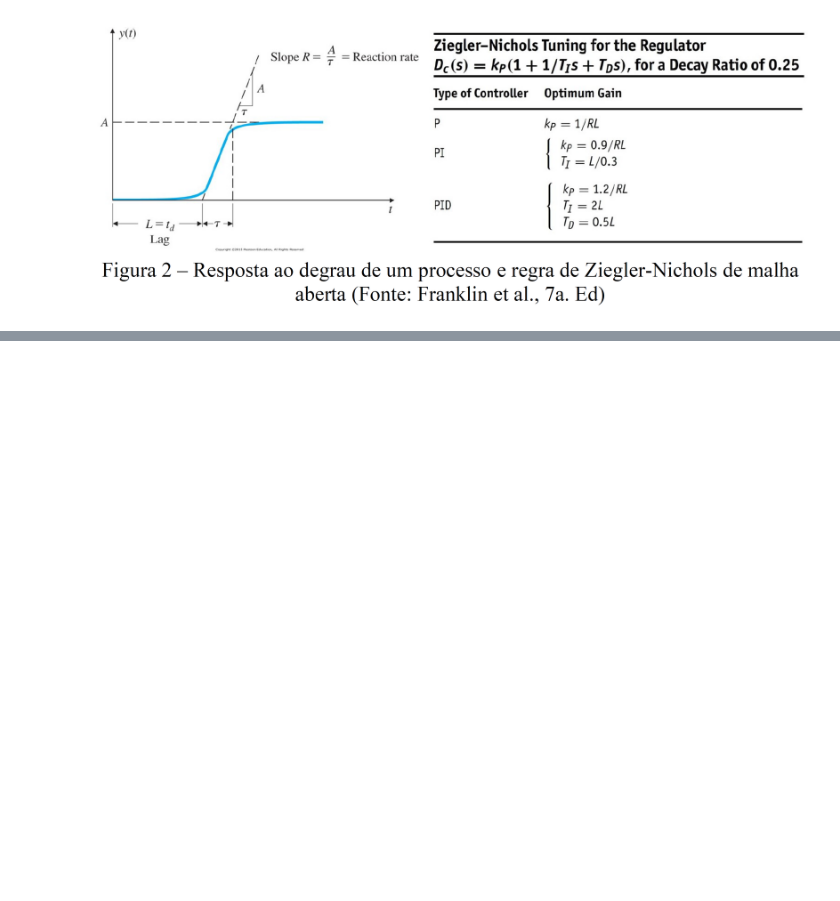
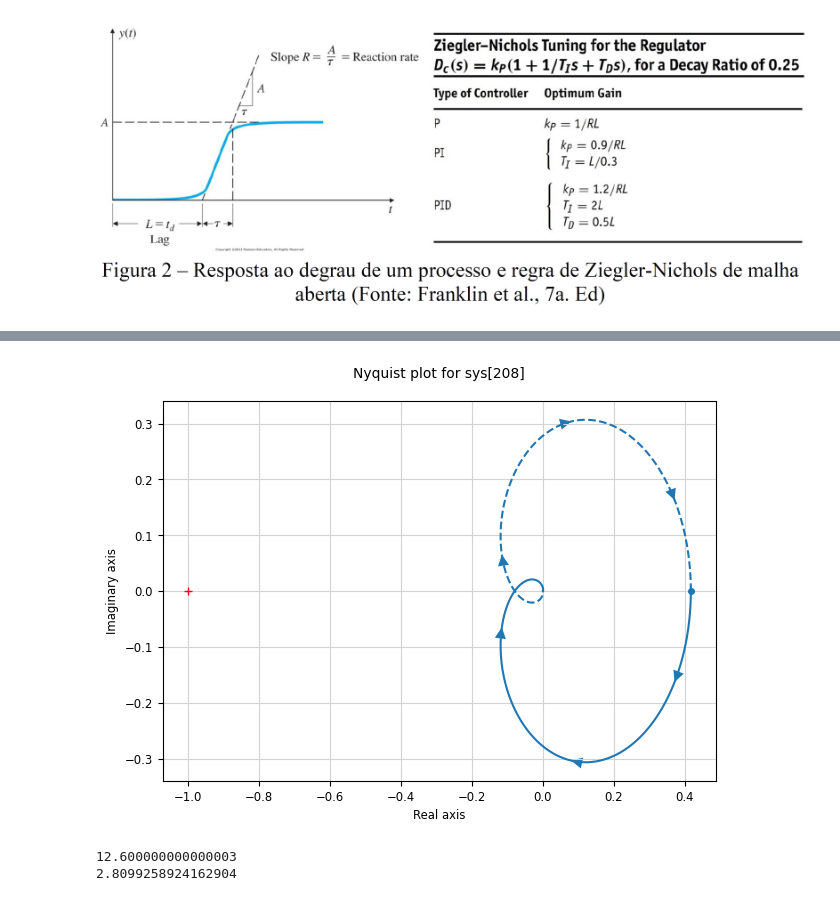
Before and after one commit to mwariene/EA722, a Jupyter notebook: EXP_2/roteiro_2.ipynb, the cells around one changed output, grey strips where cells are left out. Cells and saved outputs as stored; diff of their text form; code cells hidden in the pictures; blank space fills up the shorter version.

```diff
--- a/EXP_2/roteiro_2.ipynb
+++ b/EXP_2/roteiro_2.ipynb
@@ -547,0 +562,74 @@ print(Pu)
+# %%
+# LETRA B
+
+"Para a mesma planta do item 2a, aplique a regra de Ziegler-Nichols de malha fechada da Figura 3, apresentando todos os"
+"cálculos pertinentes para obter os controladores P, PI e PID. Plote a resposta ao degrau de todos eles num mesmo"
+"gráfico"
+
+#RESPOSTA LETRA B
+
+"Nesta questão, o ganho último Ku é o ganho proporcional no limiar de instabilidade, e Pu é o período da oscilação nesse"
+"ponto. Isso será feito para a mesma planta do item A. O código de suporte fornecido alcula esses valores usando a"
+"função ctrl.margin(G). Na figura 3 foram fornecidas as novas relações a serem calculadas:"
+"P:    kp = 0.5 * Ku"
+"PI:   kp = 0.45 * Ku"
+"      TI = Pu / 1.2"
+"PID:  kp = 0.6 * Ku"
+"      TI = 0.5 * Pu"
+"      TD = 0.125 * Pu"
+
+
+
+# @title Gráfico de suporte (b)
+
+# Planta
+
+num = [10]
+den = np.polymul([1,1], np.polymul([1,2], np.polymul([1,3],[1,4])))
+G = ctrl.TransferFunction(num, den)
+
+# Tempo de simulação
+
+ctrl.nyquist_plot(G)
+plt.show()
+
+Ku, pm, wg, wp = ctrl.margin(G)
+
+Pu = 2 * np.pi / wg
+
+print(Ku)
+print(Pu)
+
+# Controlador P
+Kp_P = 0.5 * Ku
+
+# Controlador PI
+Kp_PI = 0.45 * Ku
+Ti_PI = Pu / 1.2
+
+# Controlador PID
+Kp_PID = 0.6 * Ku
+Ti_PID = 0.5 * Pu
+Td_PID = 0.125 * Pu
+
+# Criando as funções de transferência dos controladores
+Cp = Kp_P
+Cpi = Kp_PI * ctrl.TransferFunction([Ti_PI, 1], [Ti_PI, 0])
+Cpid = Kp_PID * ctrl.TransferFunction(
+    [Ti_PID * Td_PID, Ti_PID, 1],
+    [Ti_PID, 0]
+)
+
+# Malhas fechadas
+Tp = ctrl.feedback(Cp * G, 1)
+Tpi = ctrl.feedback(Cpi * G, 1)
+Tpid = ctrl.feedback(Cpid * G, 1)
+
+# Respostas ao degrau (usando o mesmo vetor de tempo 't' do item A)
+t_p, y_p = ctrl.step_response(Tp, t)
+t_pi, y_pi = ctrl.step_response(Tpi, t)
+t_pid, y_pid = ctrl.step_response(Tpid, t)
+# %% [output]
+[figure, added]
+12.600000000000003
+2.8099258924162904
```
Also changed, not shown: parts of 3 cells of this notebook.
